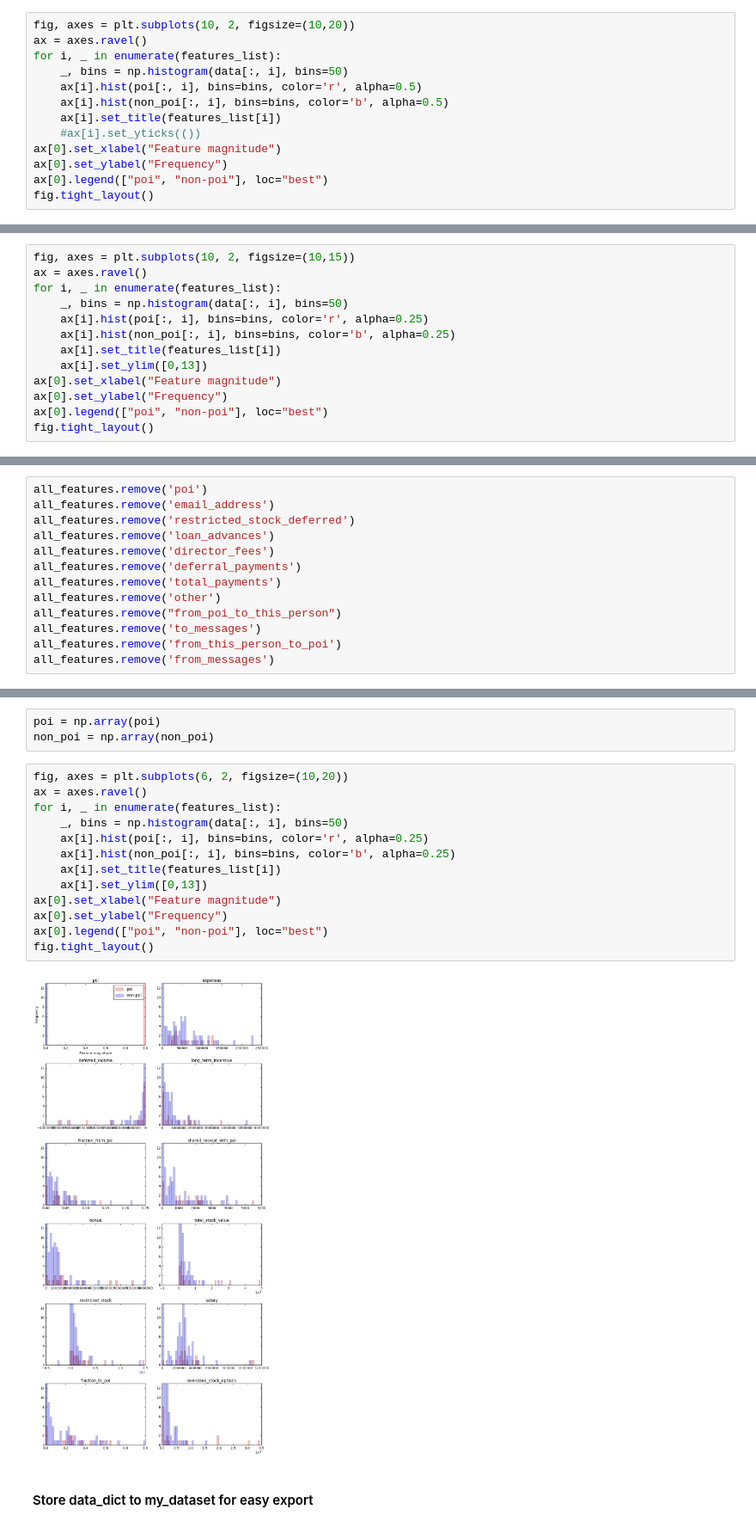
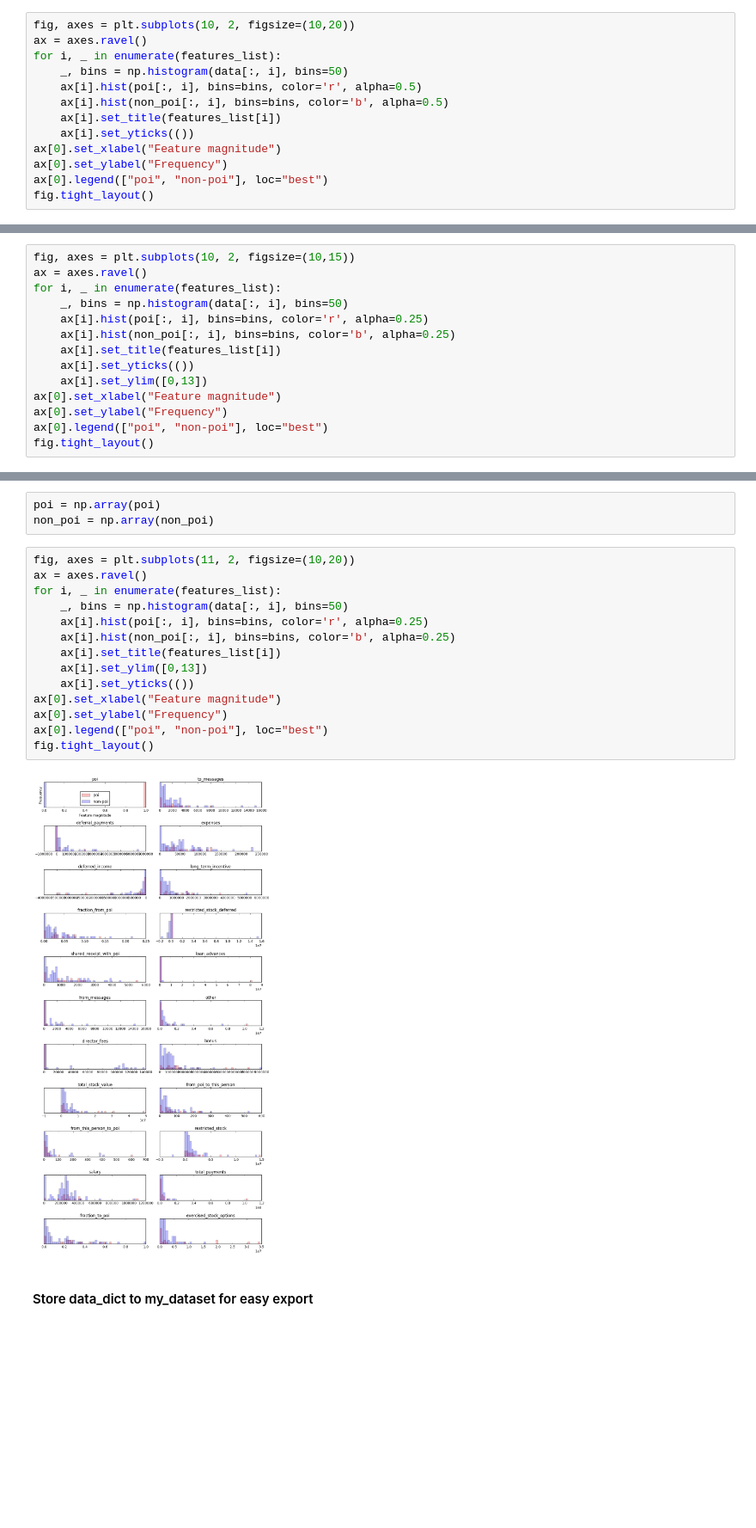
Before and after one commit to MANOJPATRA1991/intro_to_machine_learning, a Jupyter notebook: 15_project/poi_id.ipynb, the cells around one changed output, grey strips where cells are left out. Shown at 86% size. Saved outputs shown, nothing was run; the diff lists cells and outputs as text; blank space fills up the shorter version.

```diff
--- a/15_project/poi_id.ipynb
+++ b/15_project/poi_id.ipynb
@@ -383,7 +387,7 @@ for i, _ in enumerate(features_list):
     ax[i].hist(poi[:, i], bins=bins, color='r', alpha=0.5)
     ax[i].hist(non_poi[:, i], bins=bins, color='b', alpha=0.5)
     ax[i].set_title(features_list[i])
-    #ax[i].set_yticks(())
+    ax[i].set_yticks(())
 ax[0].set_xlabel("Feature magnitude")
 ax[0].set_ylabel("Frequency")
 ax[0].legend(["poi", "non-poi"], loc="best")
@@ -400,6 +404,7 @@ for i, _ in enumerate(features_list):
     ax[i].hist(poi[:, i], bins=bins, color='r', alpha=0.25)
     ax[i].hist(non_poi[:, i], bins=bins, color='b', alpha=0.25)
     ax[i].set_title(features_list[i])
+    ax[i].set_yticks(())
     ax[i].set_ylim([0,13])
 ax[0].set_xlabel("Feature magnitude")
 ax[0].set_ylabel("Frequency")
@@ -507,16 +509,3 @@ all_features
 Based on the histograms above, some features are removed. "poi" and "email_address" are removed, too. "poi" will be added as first in the list and "email_address" can't be converted to a float and it is not seen as a factor for poi-non-poi identification.
 
 I also remove some of the email information as the derived info or new features calculated above will be sufficient.
-# %%
-all_features.remove('poi')
-all_features.remove('email_address')
-all_features.remove('restricted_stock_deferred')
-all_features.remove('loan_advances')
-all_features.remove('director_fees')
-all_features.remove('deferral_payments')
-all_features.remove('total_payments')
-all_features.remove('other')
-all_features.remove("from_poi_to_this_person")
-all_features.remove('to_messages')
-all_features.remove('from_this_person_to_poi')
-all_features.remove('from_messages')
@@ -583,20 +586,21 @@ len(non_poi)
 poi = np.array(poi)
 non_poi = np.array(non_poi)
 # %%
-fig, axes = plt.subplots(6, 2, figsize=(10,20))
+fig, axes = plt.subplots(11, 2, figsize=(10,20))
 ax = axes.ravel()
 for i, _ in enumerate(features_list):
     _, bins = np.histogram(data[:, i], bins=50)
     ax[i].hist(poi[:, i], bins=bins, color='r', alpha=0.25)
     ax[i].hist(non_poi[:, i], bins=bins, color='b', alpha=0.25)
     ax[i].set_title(features_list[i])
     ax[i].set_ylim([0,13])
+    ax[i].set_yticks(())
 ax[0].set_xlabel("Feature magnitude")
 ax[0].set_ylabel("Frequency")
 ax[0].legend(["poi", "non-poi"], loc="best")
 fig.tight_layout()
 # %% [output]
-[figure, old version]
+[figure, new version]
 # %% [markdown]
 #### Store data_dict to my_dataset for easy export
 # %%
```
Also changed, not shown: parts of 96 cells of this notebook.
